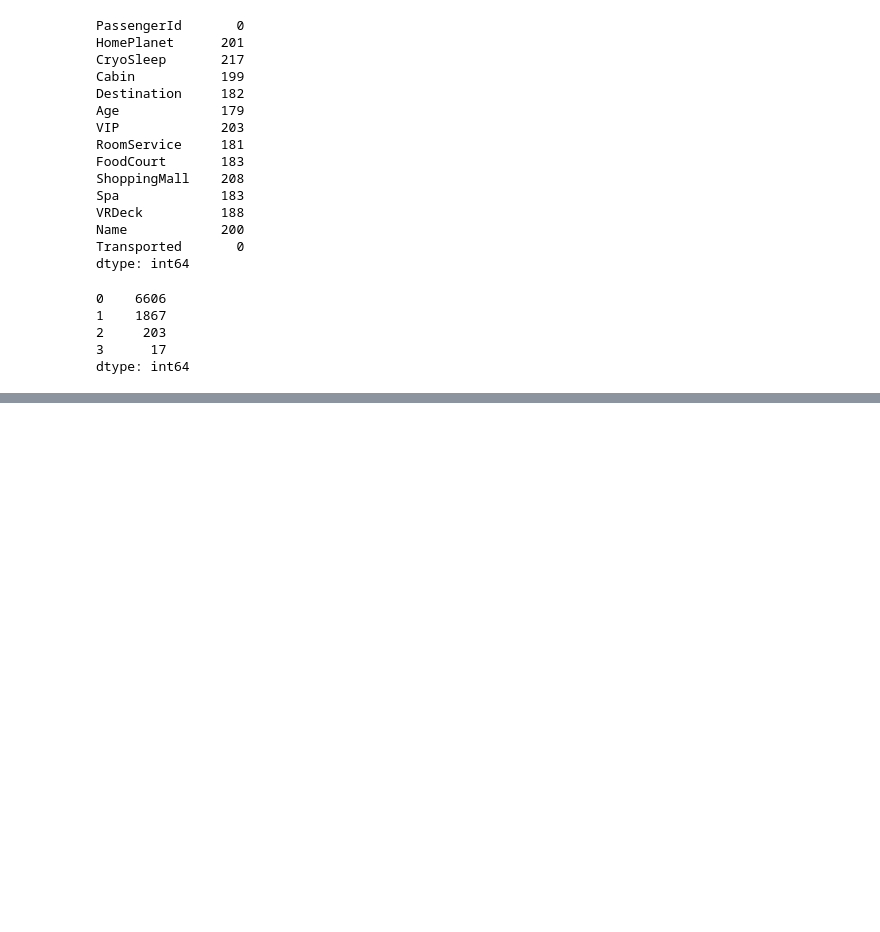
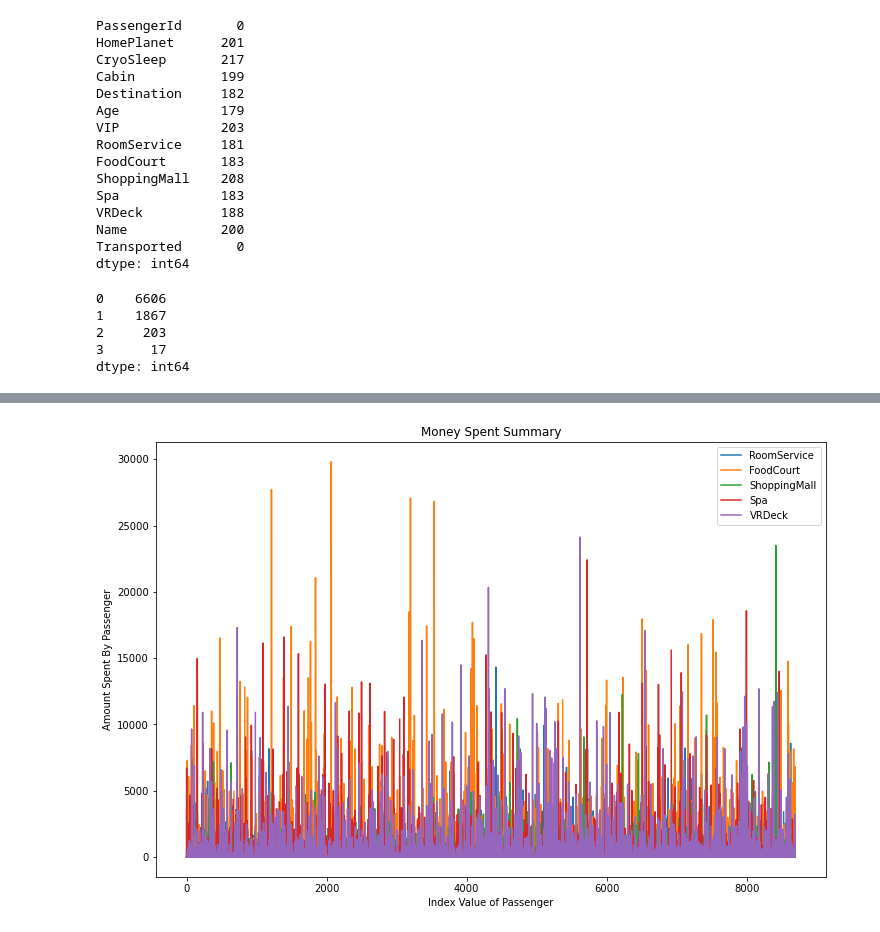
Before and after one commit to lynnmench/Spaceship_Titanic_Kaggle, a Jupyter notebook: Data_Clean_Analyze_SpaceshipTitanic.ipynb, the cells around one changed output, grey strips where cells are left out. Cells and saved outputs as stored; diff of their text form; code cells hidden in the pictures; blank space fills up the shorter version.

```diff
--- a/Data_Clean_Analyze_SpaceshipTitanic.ipynb
+++ b/Data_Clean_Analyze_SpaceshipTitanic.ipynb
@@ -98,0 +216,15 @@ dtype: int64
+# %%
+#Plotting raw spending columns
+spend = ['RoomService', 'FoodCourt', 'ShoppingMall', 'Spa', 'VRDeck']
+plt.figure(figsize=(12,8))
+for location in spend:
+    plt.plot(list(df_train.index.values),
+             df_train[location],
+             label=location)
+plt.legend()
+plt.title('Money Spent Summary')
+plt.xlabel('Index Value of Passenger')
+plt.ylabel('Amount Spent By Passenger')
+plt.show()
+# %% [output]
+[figure, added]
```
Also changed, not shown: parts of 29 cells of this notebook, 3 other files.
